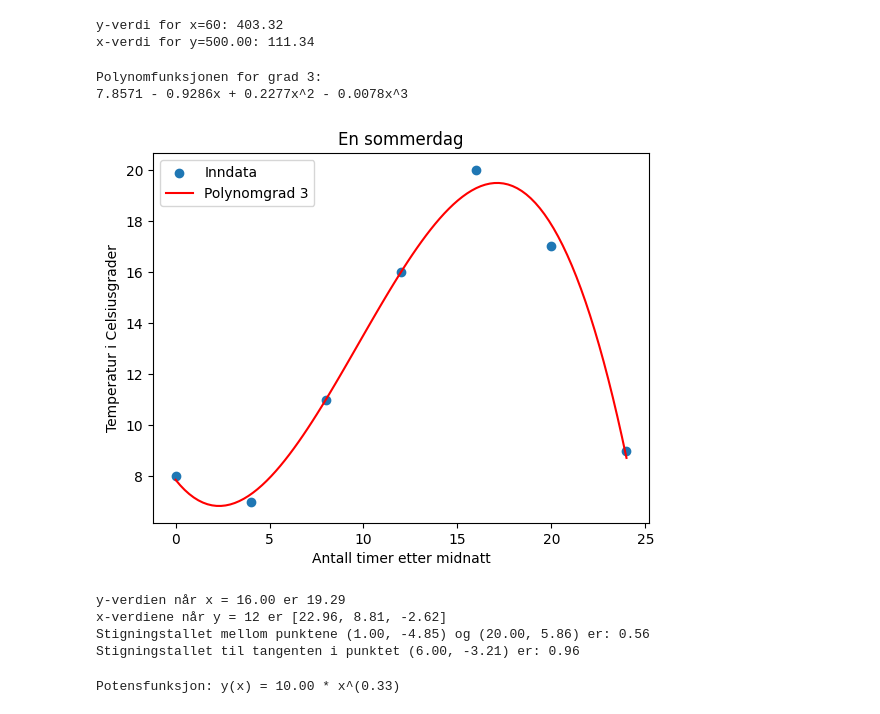
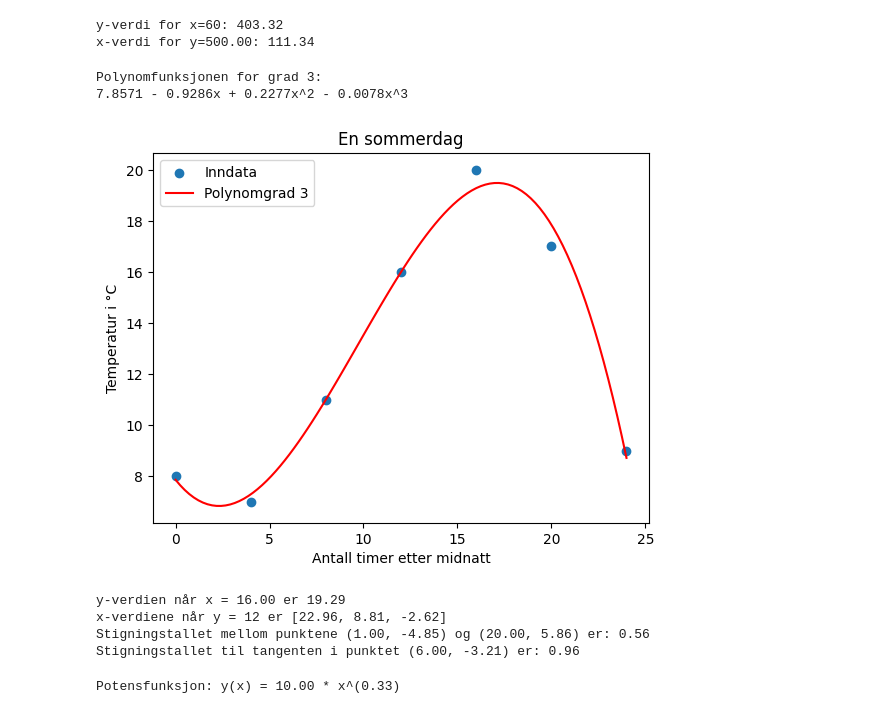
Before and after one commit to hanska91/Matematikk-2P-Y, a Jupyter notebook: Matematikkboka 2P-Y + Litt annet.ipynb, the cells around one changed output. Cells and saved outputs as stored; diff of their text form; code cells hidden in the pictures.

```diff
--- a/Matematikkboka 2P-Y + Litt annet.ipynb
+++ b/Matematikkboka 2P-Y + Litt annet.ipynb
@@ -2691,8 +2691,8 @@ plt.scatter(x, y, label='Inndata')
 plt.plot(x_plot, p(x_plot), color='red', label=f'Polynomgrad {n}')
 
 # Sett aksetitler
-plt.xlabel('Antall timer etter midnatt')                            # Navn på x-aksen
-plt.ylabel('Temperatur i Celsiusgrader')                                     # Navn på y-aksen
+plt.xlabel("Antall timer etter midnatt")                            # Navn på x-aksen
+plt.ylabel("Temperatur i °C")                                     # Navn på y-aksen
 
 # Legg til en overskrift
 plt.title("En sommerdag")            # Navn på overskrift
@@ -2711,34 +2711,34 @@ y_verdi = 12
 def find_x_for_y(p, y_value):
     coefficients = p.coefficients
     coefficients[-1] -= y_value
     roots = np.roots(coefficients)
     real_roots = [root.real for root in roots if np.isreal(root)]
     return real_roots
 
 x_values_for_y = find_x_for_y(p, y_verdi)
 print(f"x-verdiene når y = {y_verdi} er {[round(float(x), 2) for x in x_values_for_y]}")
 
 # Finn stigningstallet mellom to punkter (rett linje)
 x1 = 1
 x2 = 20
 y1 = p(x1)
 y2 = p(x2)
 
 m = (y2 - y1) / (x2 - x1)
 
 print("Stigningstallet mellom punktene ({:.2f}, {:.2f}) og ({:.2f}, {:.2f}) er: {:.2f}".format(x1, y1, x2, y2, m))
 
 # Finn stigningstallet i et valgt punkt
 x3 = 6
 y3 = p(x3)
 
 m_tangent = np.polyder(p)(x3)
 
 print("Stigningstallet til tangenten i punktet ({:.2f}, {:.2f}) er: {:.2f}".format(x3, y3, m_tangent))
 # %% [output]
 Polynomfunksjonen for grad 3:
 7.8571 - 0.9286x + 0.2277x^2 - 0.0078x^3
-[figure, old version]
+[figure, new version]
 y-verdien når x = 16.00 er 19.29
 x-verdiene når y = 12 er [22.96, 8.81, -2.62]
 Stigningstallet mellom punktene (1.00, -4.85) og (20.00, 5.86) er: 0.56
```
Also changed, not shown: parts of 1 cell of this notebook.
